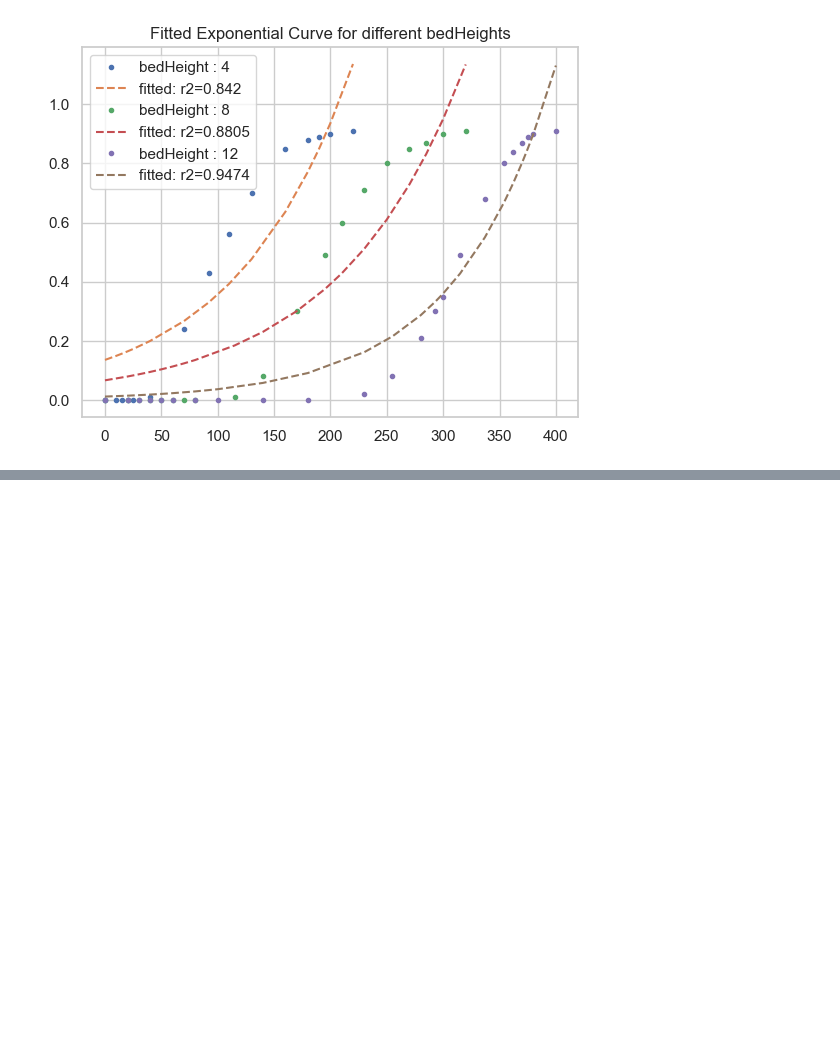
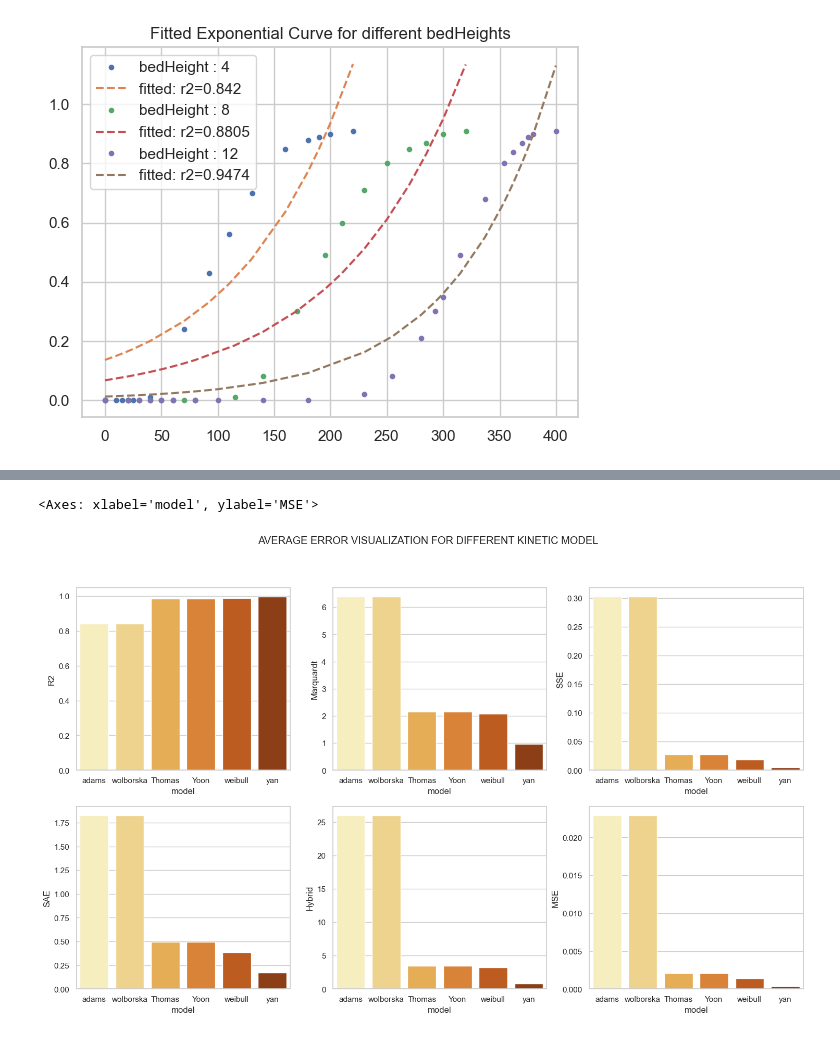
Before and after one commit to Ci-re/adsorption__rate, a Jupyter notebook: adsorption_predictor.ipynb, the cells around one changed output, grey strips where cells are left out. Saved outputs shown, nothing was run; the diff lists cells and outputs as text; code cells hidden in the pictures; blank space fills up the shorter version.

```diff
--- a/adsorption_predictor.ipynb
+++ b/adsorption_predictor.ipynb
@@ -711,0 +991,16 @@ wolborska_c_mnfc_errors
+# %%
+fig, axes = plt.subplots(2, 3, figsize=(18, 10))
+palette = sns.color_palette("YlOrBr")
+sns.set_palette(palette)
+
+fig.suptitle('AVERAGE ERROR VISUALIZATION FOR DIFFERENT KINETIC MODEL')
+
+sns.barplot(ax=axes[0, 0],  data=group_errors.sort_values("R2", ascending= True), x='model', y='R2')
+sns.barplot(ax=axes[0, 1],  data=group_errors.sort_values("Marquardt", ascending=False), x='model', y='Marquardt')
+sns.barplot(ax=axes[0, 2],  data=group_errors.sort_values("SSE", ascending=False), x='model', y='SSE')
+sns.barplot(ax=axes[1, 0],  data=group_errors.sort_values("SAE", ascending=False), x='model', y='SAE')
+sns.barplot(ax=axes[1, 1],  data=group_errors.sort_values("Hybrid", ascending=False), x='model', y='Hybrid')
+sns.barplot(ax=axes[1, 2],  data=group_errors.sort_values("MSE", ascending=False), x='model', y='MSE')
+# %% [output]
+<Axes: xlabel='model', ylabel='MSE'>
+[figure, added]
```
Also changed, not shown: parts of 20 cells of this notebook, 14 other files.
